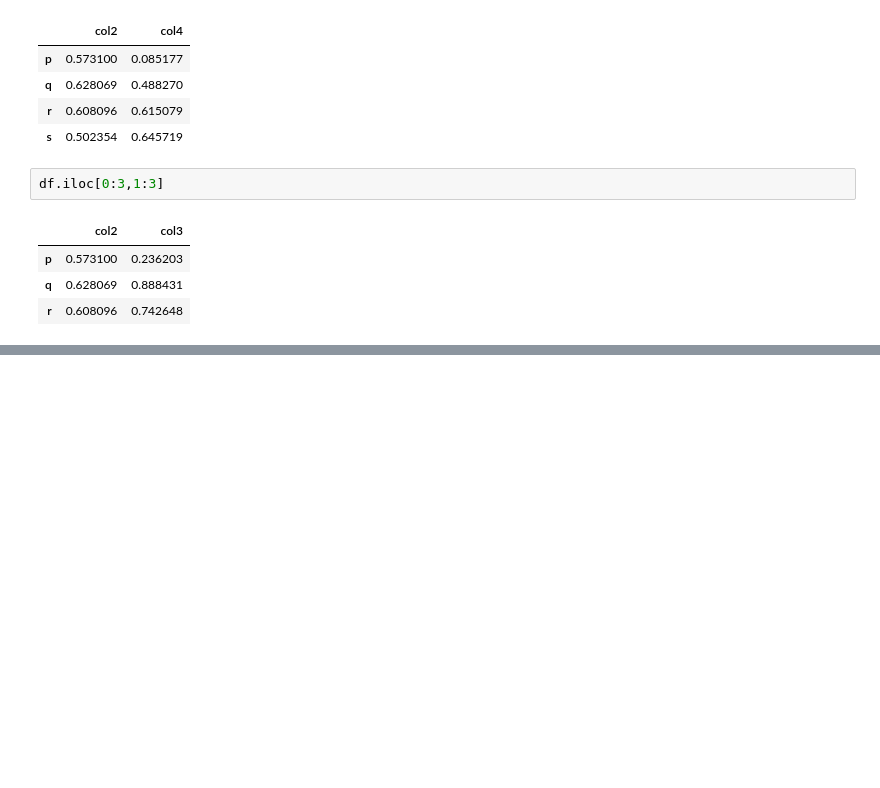
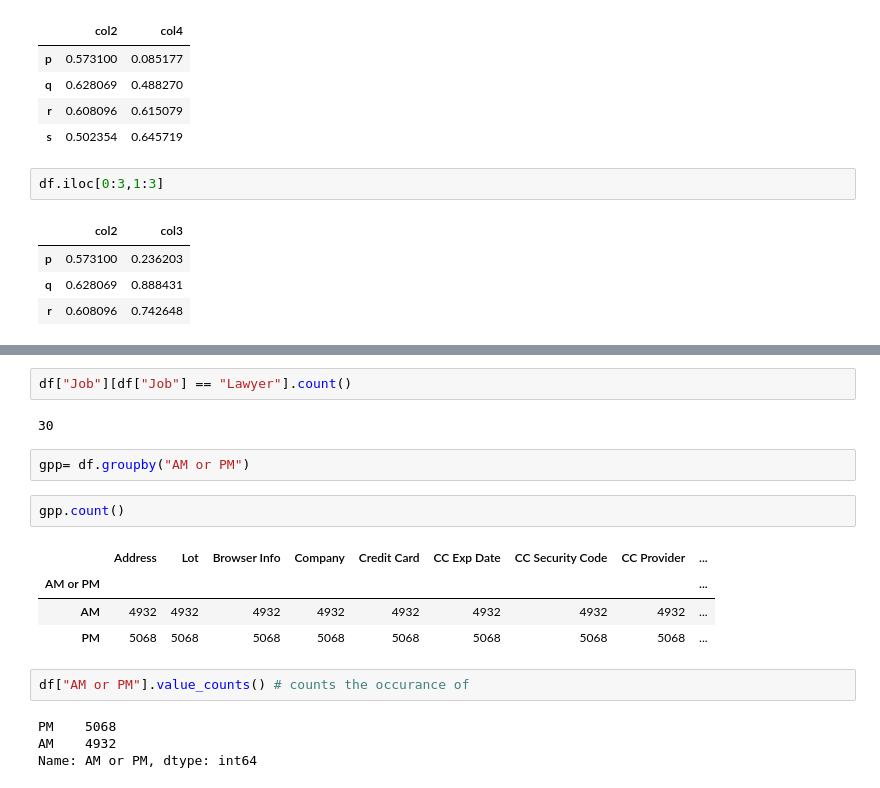
Before and after one commit to amandeepsinghjagde/pythonBasic, a Jupyter notebook: Pandas.ipynb, the cells around one changed output, grey strips where cells are left out. Cells and saved outputs as stored; diff of their text form; blank space fills up the shorter version.

```diff
--- a/Pandas.ipynb
+++ b/Pandas.ipynb
@@ -167,0 +392,19 @@ NameError: name 'iloc' is not defined
+# %%
+df["Job"][df["Job"] == "Lawyer"].count()
+# %% [output]
+30
+# %%
+gpp= df.groupby("AM or PM")
+# %%
+gpp.count()
+# %% [output]
+|  | Address | Lot | Browser Info | Company | Credit Card | CC Exp Date | CC Security Code | CC Provider | ... |
+| AM or PM |  |  |  |  |  |  |  |  | ... |
+| AM | 4932 | 4932 | 4932 | 4932 | 4932 | 4932 | 4932 | 4932 | ... |
+| PM | 5068 | 5068 | 5068 | 5068 | 5068 | 5068 | 5068 | 5068 | ... |
+# %%
+df["AM or PM"].value_counts() # counts the occurance of
+# %% [output]
+PM    5068
+AM    4932
+Name: AM or PM, dtype: int64
```
Also changed, not shown: parts of 33 cells of this notebook.
